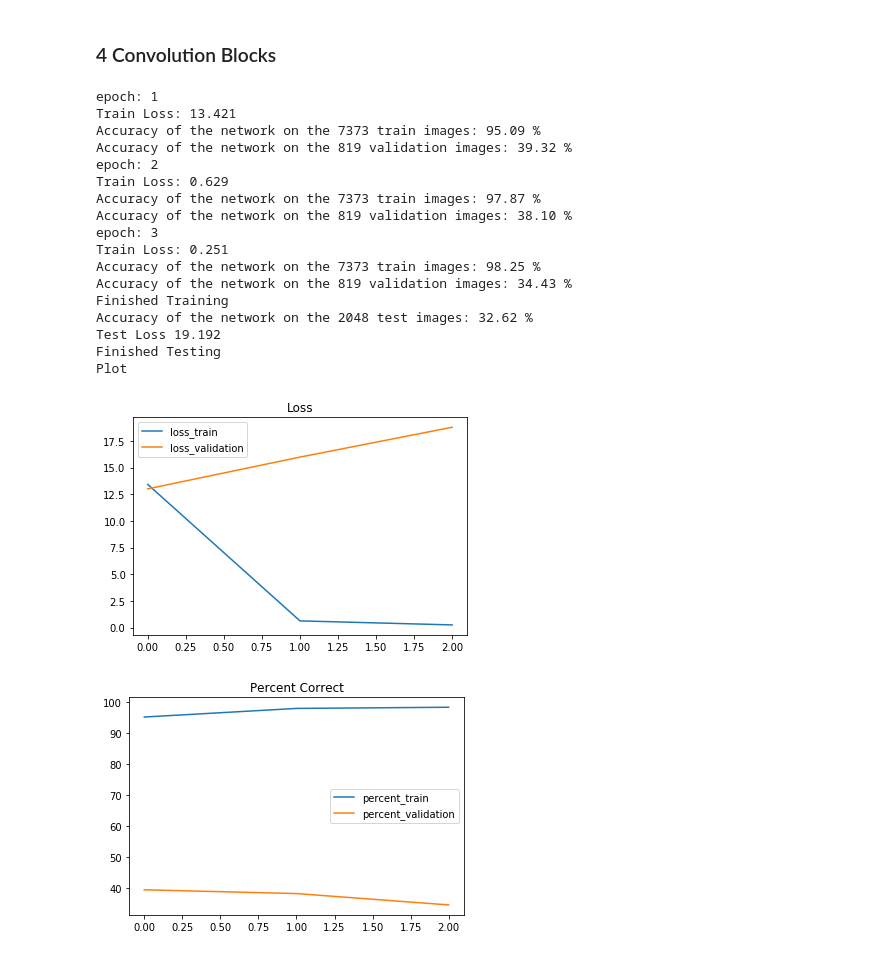
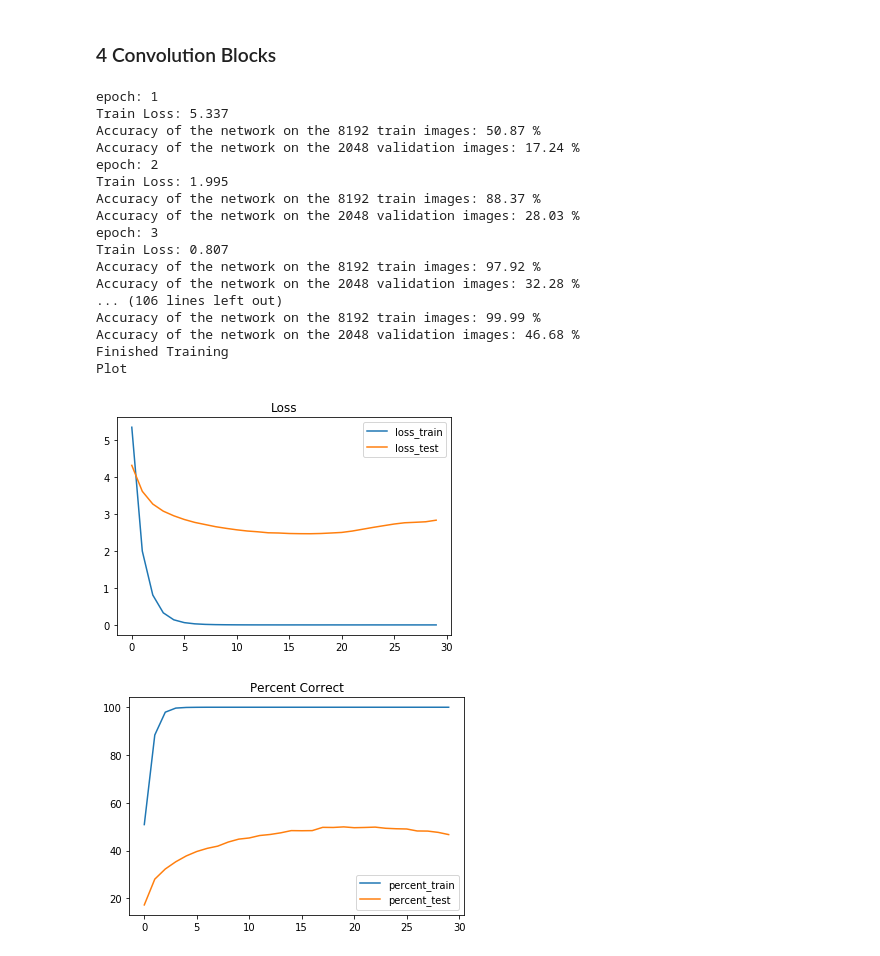
Before and after one commit to Xinyang622/PA3, a Jupyter notebook: Part2.ipynb, the cells around one changed output. Cells and saved outputs as stored; diff of their text form; code cells hidden in the pictures.

```diff
--- a/Part2.ipynb
+++ b/Part2.ipynb
@@ -414,7 +397,7 @@ class One_layer(nn.Module):
 model1 = One_layer()
 model1.cuda()
 
-image = images[1,:,:,:].view(1,3,224,224)
+image = images[5,:,:,:].view(1,3,224,224)
 image = Variable(image.cuda())
 
 outputs = model1(image)
@@ -423,7 +406,8 @@ outputs = model1(image)
 fig, axes = plt.subplots(8, 8, figsize=(15,15))
 for i, ax in enumerate(axes.flat):
     # plot the image
-    ax.imshow(outputs[0,i,:,:].data.cpu().numpy(), cmap='gray')
+    ax.imshow(outputs[0,i,:,:].data.cpu().numpy())
+    ax.set_xlabel(i)
 
     ax.set_xticks([])
     ax.set_yticks([])
@@ -454,11 +438,11 @@ image = Variable(image.cuda())
 outputs = model2(image)
 
 # Create figure with sub-plots.
-for j in range(8):
-    fig, axes = plt.subplots(8, 8, figsize=(15,15))
+for j in range(2):
+    fig, axes = plt.subplots(16, 16, figsize=(10,10))
     for i, ax in enumerate(axes.flat):
         # plot the image
-        ax.imshow(outputs[0,j*64+i,:,:].data.cpu().numpy(), cmap='gray')
+        ax.imshow(outputs[0,j*256+i,:,:].data.cpu().numpy())
 
         ax.set_xticks([])
         ax.set_yticks([])
@@ -505,10 +517,14 @@ example_transform = transforms.Compose(
             ]
         )
 
-train_loader, validation_loader = get_train_valid_loader("/datasets/Caltech256/256_ObjectCategories/",
-                       batch_size=5,
-                       transform=example_transform,
-                       show_sample=True)
+# train_loader, validation_loader = get_train_valid_loader("/datasets/Caltech256/256_ObjectCategories/",
+#                        batch_size=5,
+#                        transform=example_transform,
+#                        show_sample=True)
+
+train_loader = get_train_loader("/datasets/Caltech256/256_ObjectCategories/",
+                             batch_size=5,
+                             transform=example_transform)
 
 test_loader = get_test_loader("/datasets/Caltech256/256_ObjectCategories/",
                              batch_size=5,
@@ -552,9 +566,9 @@ def train1(net,
         optimizer = optim.Adam(net.classifier.parameters(), lr=learning_rate)
 
     loss_train = []
-    loss_validation = []
+    loss_test = []
     percentage_train = []
-    percentage_validation = []
+    percentage_test = []
 
     for p in range(epoch):  # loop over the dataset multiple times
 
@@ -584,27 +598,24 @@ def train1(net,
         print('epoch: %d' % (p+1))
         print('Train Loss: %.3f' % (running_loss/len(train_loader)))
         loss_train.append(running_loss/len(train_loader))
-        loss_validation.append(compute_loss(net, validation_loader))
+        loss_test.append(compute_loss(net, test_loader))
         percentage_train.append(percent_correct(net, train_loader, "train"))
-        percentage_validation.append(percent_correct(net, validation_loader, "validation"))
+        percentage_test.append(percent_correct(net, test_loader, "validation"))
 
     print('Finished Training')
-    percent_correct(net, test_loader, "test")
-    print('Test Loss %.3f' % (compute_loss(net, test_loader)))
-    print('Finished Testing')
     print('Plot')
 
     plt.figure()
     plt.title('Loss')
     plt.plot(loss_train, label='loss_train')
-    plt.plot(loss_validation, label='loss_validation')
+    plt.plot(loss_test, label='loss_test')
     plt.legend()
     plt.show()
 
     plt.figure()
     plt.title('Percent Correct')
     plt.plot(percentage_train, label='percent_train')
-    plt.plot(percentage_validation, label='percent_validation')
+    plt.plot(percentage_test, label='percent_test')
     plt.legend()
     plt.show()
 # %%
@@ -655,27 +666,27 @@ class Probe2(nn.Module):
 # %%
 p2 = Probe2()
 
 for param in p2.features:
     param.requires_grad = False
 
-train1(p2, "Adam", epoch=3, learning_rate=0.0001)
+train1(p2, "Adam", epoch=30, learning_rate=0.000001)
 # %% [output]
 epoch: 1
-Train Loss: 13.421
-Accuracy of the network on the 7373 train images: 95.09 %
-Accuracy of the network on the 819 validation images: 39.32 %
+Train Loss: 5.337
+Accuracy of the network on the 8192 train images: 50.87 %
+Accuracy of the network on the 2048 validation images: 17.24 %
 epoch: 2
-Train Loss: 0.629
-Accuracy of the network on the 7373 train images: 97.87 %
-Accuracy of the network on the 819 validation images: 38.10 %
+Train Loss: 1.995
+Accuracy of the network on the 8192 train images: 88.37 %
+Accuracy of the network on the 2048 validation images: 28.03 %
 epoch: 3
-Train Loss: 0.251
-Accuracy of the network on the 7373 train images: 98.25 %
-Accuracy of the network on the 819 validation images: 34.43 %
+Train Loss: 0.807
+Accuracy of the network on the 8192 train images: 97.92 %
+Accuracy of the network on the 2048 validation images: 32.28 %
+... (106 lines left out)
+Accuracy of the network on the 8192 train images: 99.99 %
+Accuracy of the network on the 2048 validation images: 46.68 %
 Finished Training
-Accuracy of the network on the 2048 test images: 32.62 %
-Test Loss 19.192
-Finished Testing
 Plot
-[figure, old version]
+[figure, new version]
-[figure, old version]
+[figure, new version]
```
Also changed, not shown: parts of 8 cells of this notebook.
